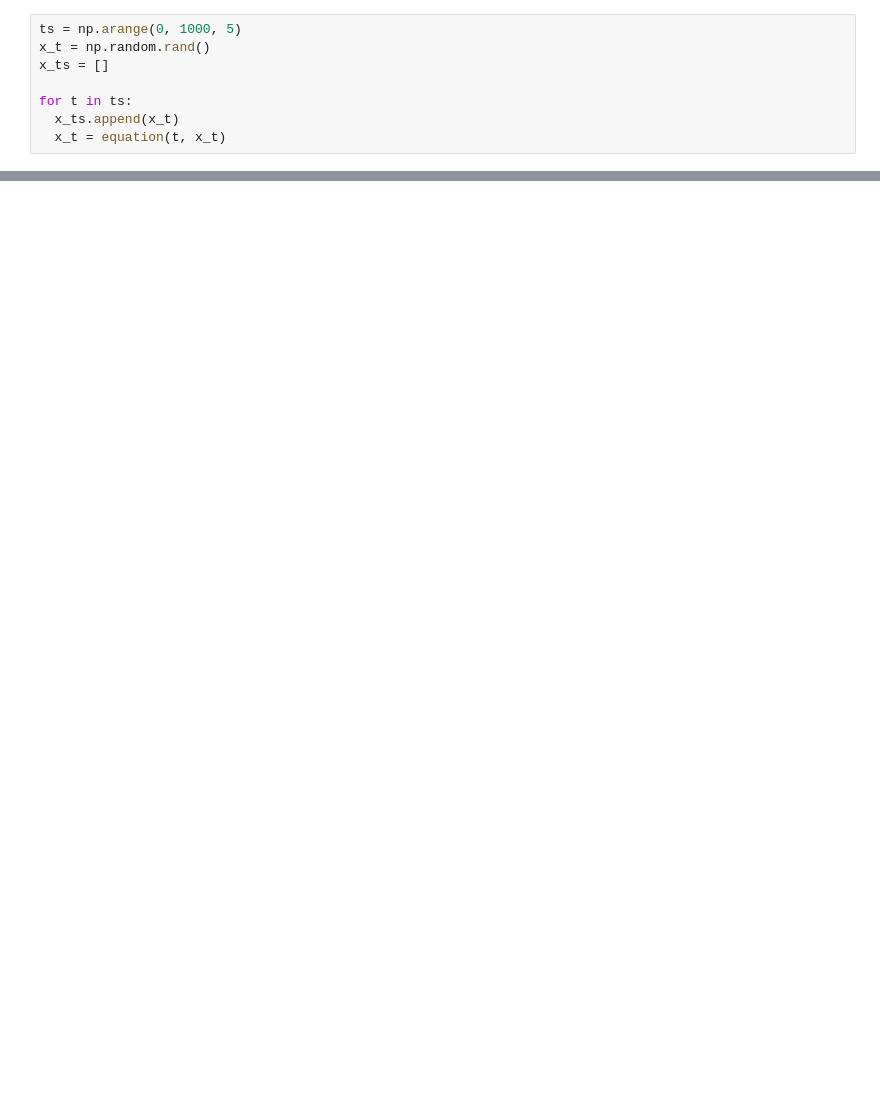
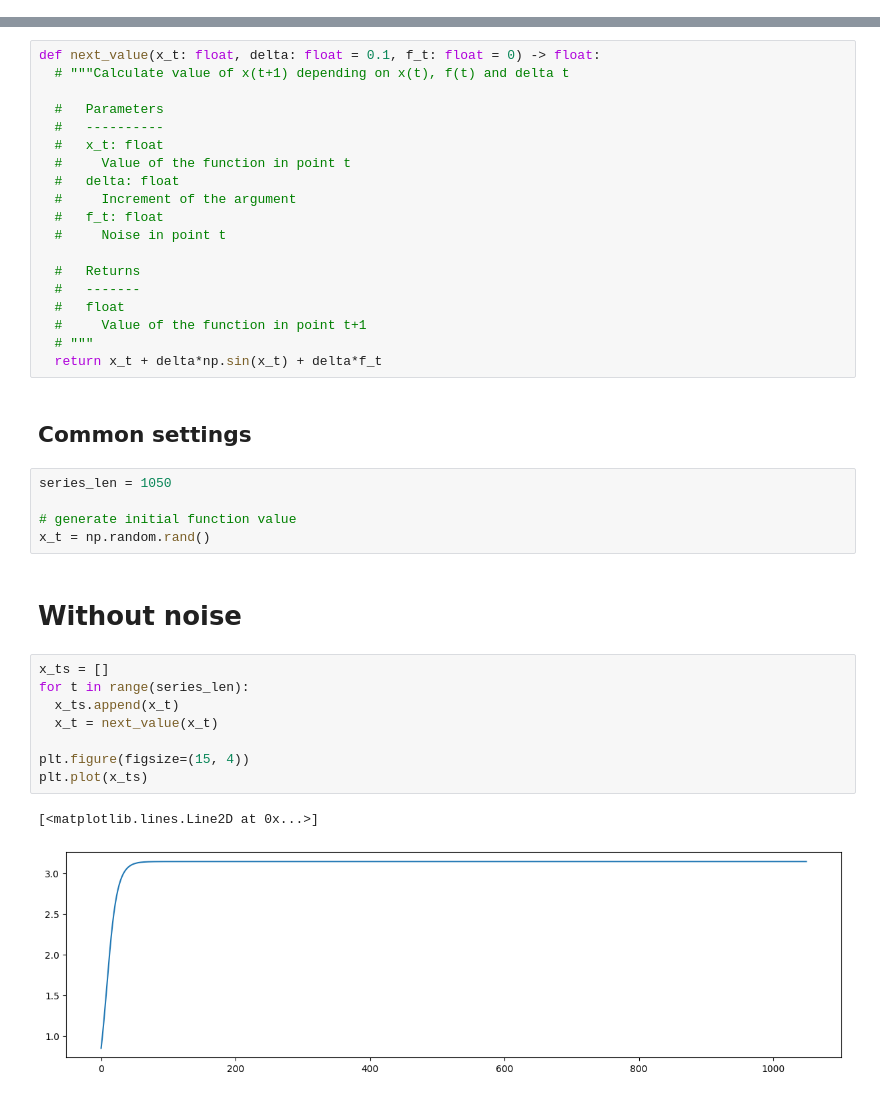
Before and after one commit to HopeMeNow/MDSdiploma, a Jupyter notebook: src/noizeResearch.ipynb, the cells around one changed output, grey strips where cells are left out. Saved outputs shown, nothing was run; the diff lists cells and outputs as text; blank space fills up the shorter version.

```diff
--- a/src/noizeResearch.ipynb
+++ b/src/noizeResearch.ipynb
@@ -36,8 +7,0 @@ equation = create_equation(lambda t: 0, 0.1)
-# %%
-ts = np.arange(0, 1000, 5)
-x_t = np.random.rand()
-x_ts = []
-
-for t in ts:
-  x_ts.append(x_t)
-  x_t = equation(t, x_t)
@@ -48,0 +61,39 @@ plt.plot(ts, x_ts)
+# %%
+def next_value(x_t: float, delta: float = 0.1, f_t: float = 0) -> float:
+  # """Calculate value of x(t+1) depending on x(t), f(t) and delta t
+
+  #   Parameters
+  #   ----------
+  #   x_t: float
+  #     Value of the function in point t
+  #   delta: float
+  #     Increment of the argument
+  #   f_t: float
+  #     Noise in point t
+
+  #   Returns
+  #   -------
+  #   float
+  #     Value of the function in point t+1
+  # """
+  return x_t + delta*np.sin(x_t) + delta*f_t
+# %% [markdown]
+## Common settings
+# %%
+series_len = 1050
+
+# generate initial function value
+x_t = np.random.rand()
+# %% [markdown]
+# Without noise
+# %%
+x_ts = []
+for t in range(series_len):
+  x_ts.append(x_t)
+  x_t = next_value(x_t)
+
+plt.figure(figsize=(15, 4))
+plt.plot(x_ts)
+# %% [output]
+[<matplotlib.lines.Line2D at 0x...>]
+[figure, added]
```
Also changed, not shown: parts of 18 cells of this notebook, 1 other file.
